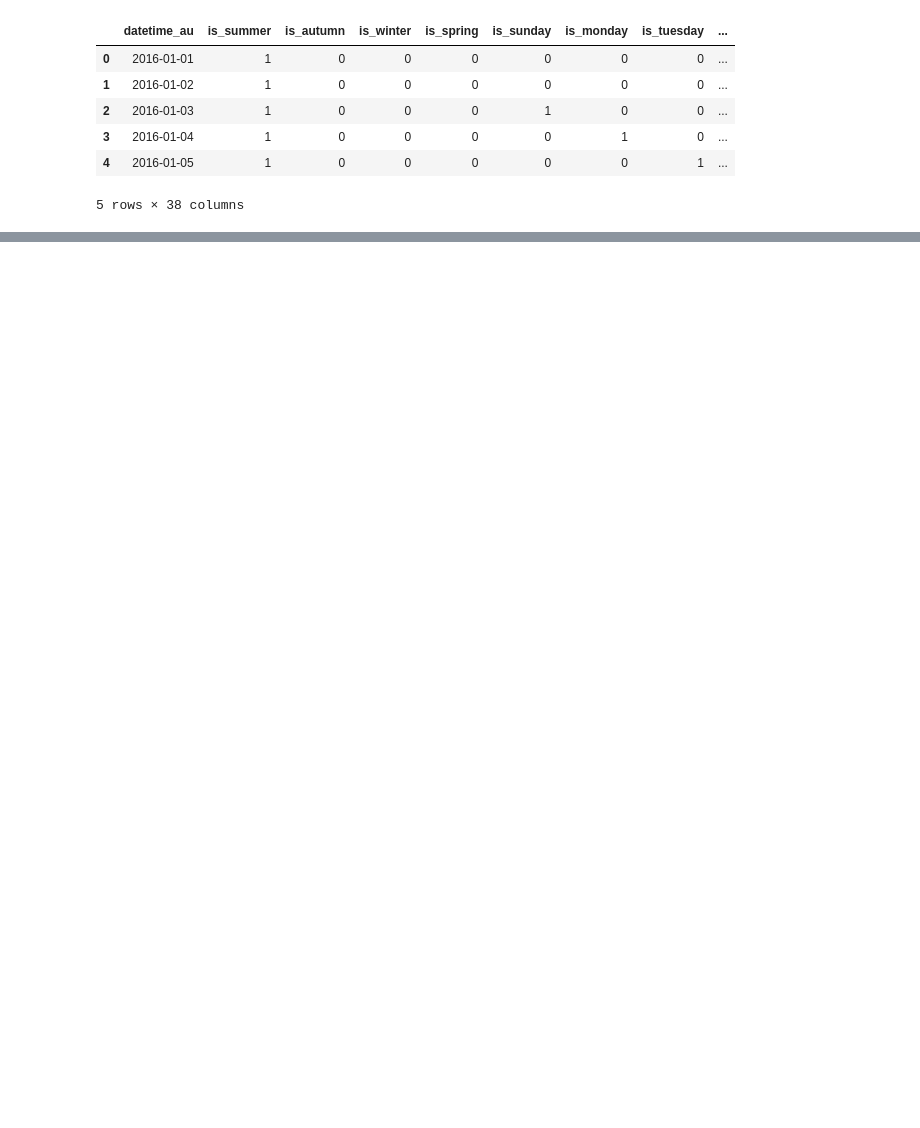
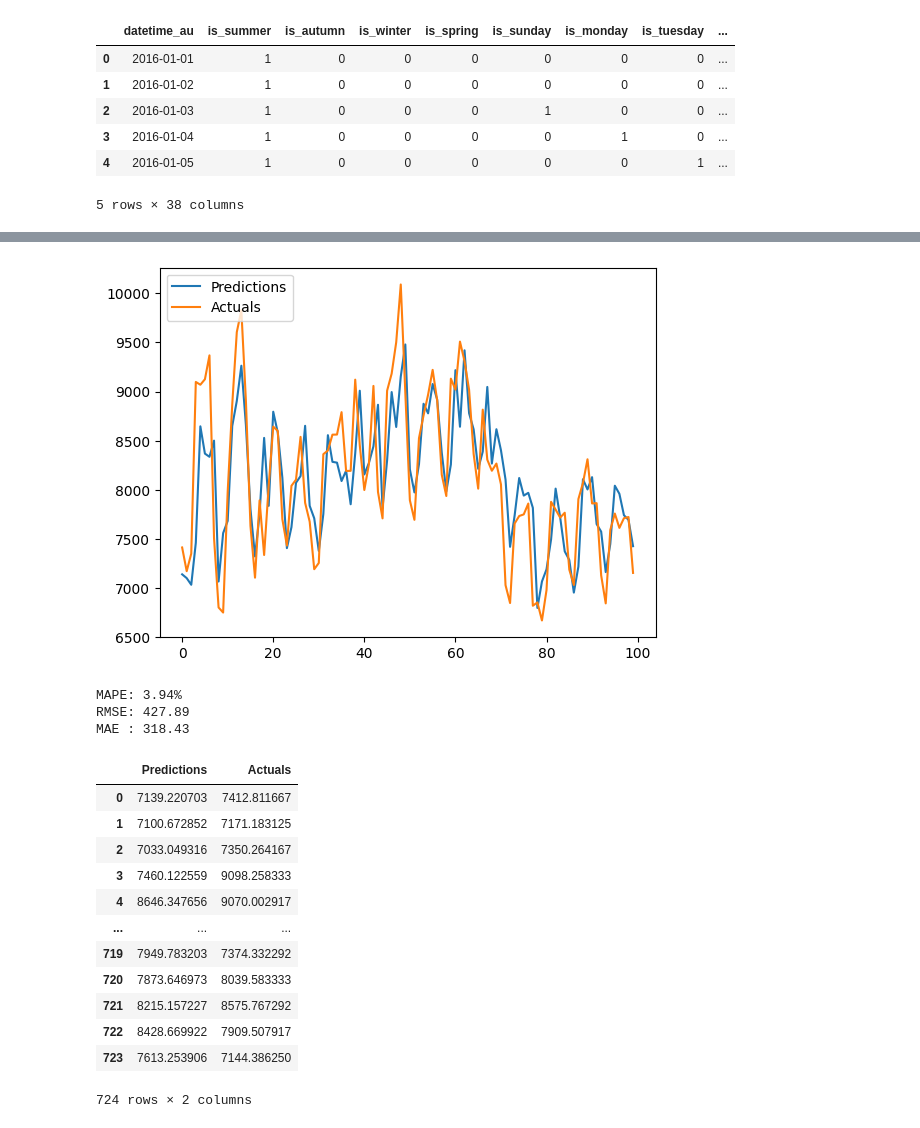
Before and after one commit to harrybirdnz/ZZSC9020-Group_F, a Jupyter notebook: individual/cameron/LSTM.ipynb, the cells around one changed output, grey strips where cells are left out. Drawn from its saved outputs; the diff is of its cells as text; code cells hidden in the pictures; blank space fills up the shorter version.

```diff
--- a/individual/cameron/LSTM.ipynb
+++ b/individual/cameron/LSTM.ipynb
@@ -62,0 +365,8 @@ test_df.head()
+# %%
+model2 = Sequential()
+model2.add(InputLayer((7, 1)))
+model2.add(LSTM(64))
+model2.add(Dense(8, 'relu'))
+model2.add(Dense(1, 'linear'))
+
+model2.summary()
@@ -62,0 +387,5 @@ test_df.head()
+# %%
+cp = ModelCheckpoint('model2.keras', save_best_only=True)
+model2.compile(loss=MeanSquaredError(), optimizer=Adam(learning_rate=0.001), metrics=[RootMeanSquaredError()])
+# %%
+model2.fit(X_train2, y_train2, validation_data=(X_val2, y_val2), epochs=100, callbacks=[cp])
@@ -62,0 +411,5 @@ test_df.head()
+# %%
+model2 = load_model('model2.keras')
+# %%
+predictions_plot(model2, X_train2, y_train2, 0, 100)
+# %% [output]
@@ -62,0 +418,17 @@ test_df.head()
+[figure, added]
+MAPE: 3.94%
+RMSE: 427.89
+MAE : 318.43
+|  | Predictions | Actuals |
+| 0 | 7139.220703 | 7412.811667 |
+| 1 | 7100.672852 | 7171.183125 |
+| 2 | 7033.049316 | 7350.264167 |
+| 3 | 7460.122559 | 9098.258333 |
+| 4 | 8646.347656 | 9070.002917 |
+| ... | ... | ... |
+| 719 | 7949.783203 | 7374.332292 |
+| 720 | 7873.646973 | 8039.583333 |
+| 721 | 8215.157227 | 8575.767292 |
+| 722 | 8428.669922 | 7909.507917 |
+| 723 | 7613.253906 | 7144.386250 |
+724 rows × 2 columns
```
Also changed, not shown: parts of 103 cells of this notebook.
